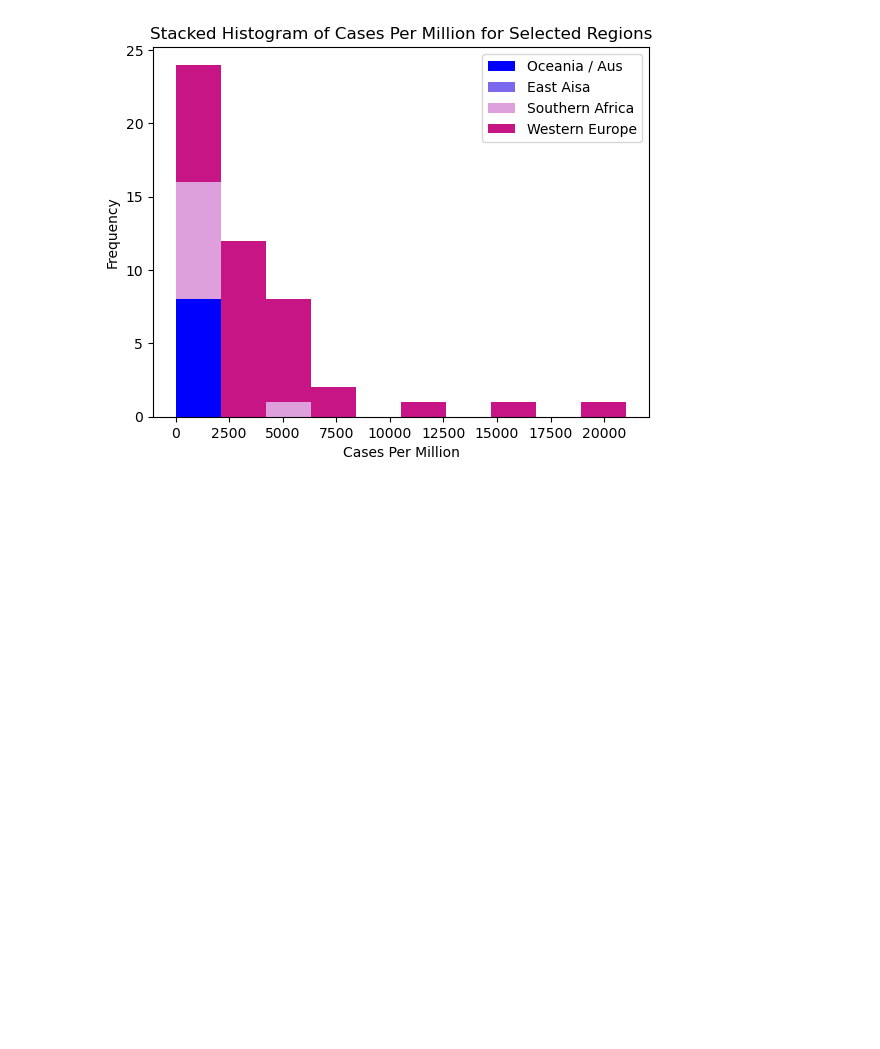
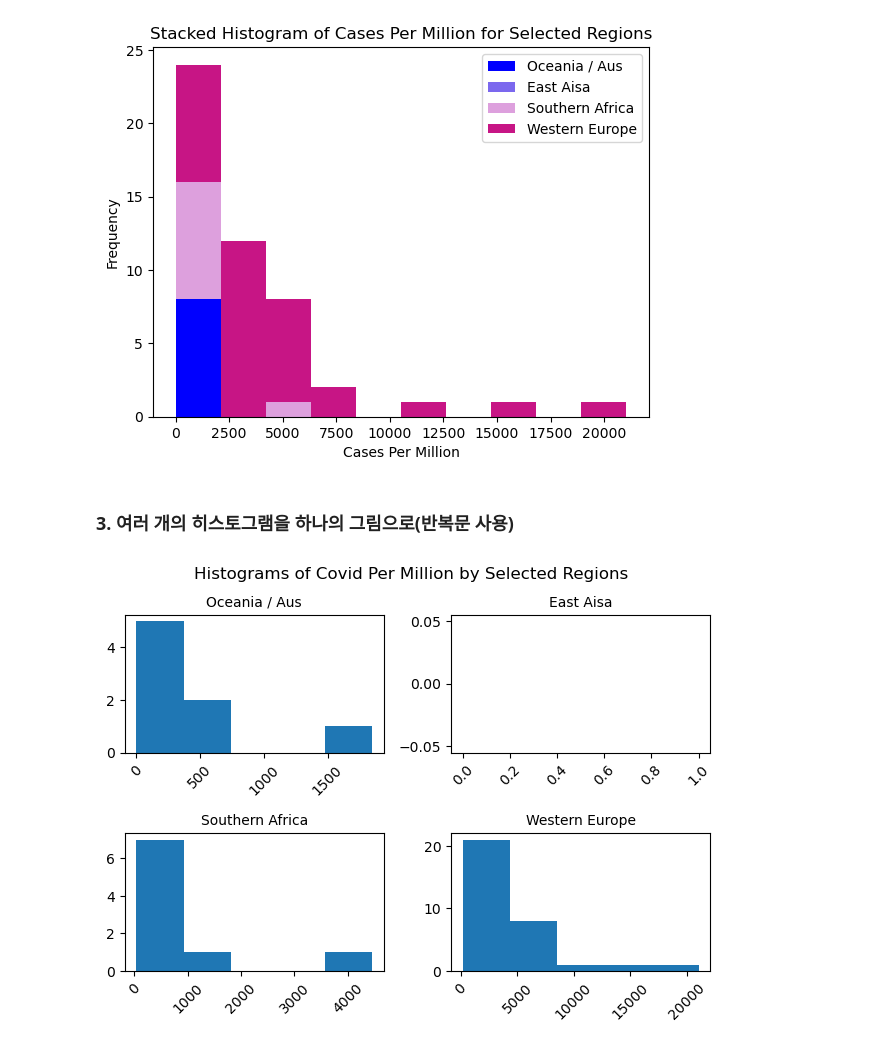
Before and after one commit to minseungryu/Pandas_Data_Cleaning, a Jupyter notebook: Ch5_(1)시각화를 활용해 예상치 못한 값 식별.ipynb, the cells around one changed output. Cells and saved outputs as stored; diff of their text form; code cells hidden in the pictures; blank space fills up the shorter version.

Commit message:
study Histogram and Boxplot

```diff
--- a/Ch5_(1)시각화를 활용해 예상치 못한 값 식별.ipynb
+++ b/Ch5_(1)시각화를 활용해 예상치 못한 값 식별.ipynb
@@ -118,3 +119,20 @@ plt.legend()
 plt.show()
 # %% [output]
 [figure]
+# %% [markdown]
+### 3. 여러 개의 히스토그램을 하나의 그림으로(반복문 사용)
+# %%
+fig, axes = plt.subplots(2, 2)
+fig.suptitle('Histograms of Covid Per Million by Selected Regions')
+axes = axes.ravel()
+for j, ax in enumerate(axes):
+    ax.hist(covidtotals.loc[covidtotals.region == showregions[j]].total_cases_pm, bins = 5)
+    ax.set_title(showregions[j], fontsize = 10)
+    for tick in ax.get_xticklabels():
+        tick.set_rotation(45)
+
+plt.tight_layout()
+fig.subplots_adjust(top=0.88) #그래프 상단 여백 조정
+plt.show()
+# %% [output]
+[figure, added]
```
Also changed, not shown: parts of 3 cells of this notebook, 1 other file.
